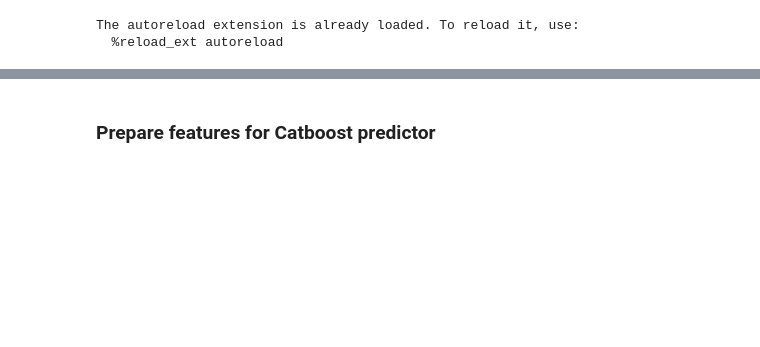
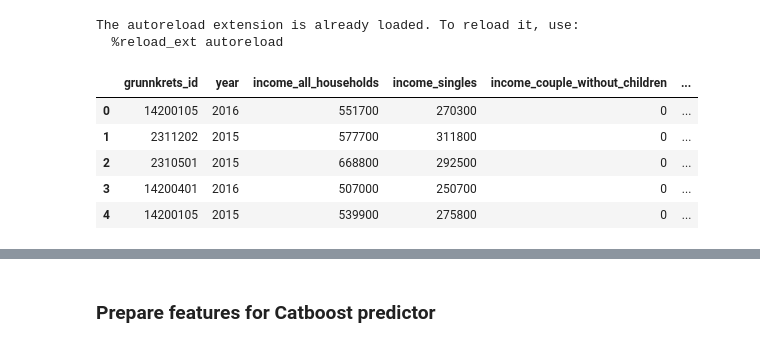
Before and after one commit to kasparpg/maskinprosjekt, a Jupyter notebook: main.ipynb, the cells around one changed output, grey strips where cells are left out. Cells and saved outputs as stored; diff of their text form; code cells hidden in the pictures; blank space fills up the shorter version.

```diff
--- a/main.ipynb
+++ b/main.ipynb
@@ -116,0 +47,9 @@ y = train[label_name]
+# %%
+income.head()
+# %% [output]
+|  | grunnkrets_id | year | income_all_households | income_singles | income_couple_without_children | ... |
+| 0 | 14200105 | 2016 | 551700 | 270300 | 0 | ... |
+| 1 | 2311202 | 2015 | 577700 | 311800 | 0 | ... |
+| 2 | 2310501 | 2015 | 668800 | 292500 | 0 | ... |
+| 3 | 14200401 | 2016 | 507000 | 250700 | 0 | ... |
+| 4 | 14200105 | 2015 | 539900 | 275800 | 0 | ... |
```
Also changed, not shown: parts of 8 cells of this notebook, 3 other files.
